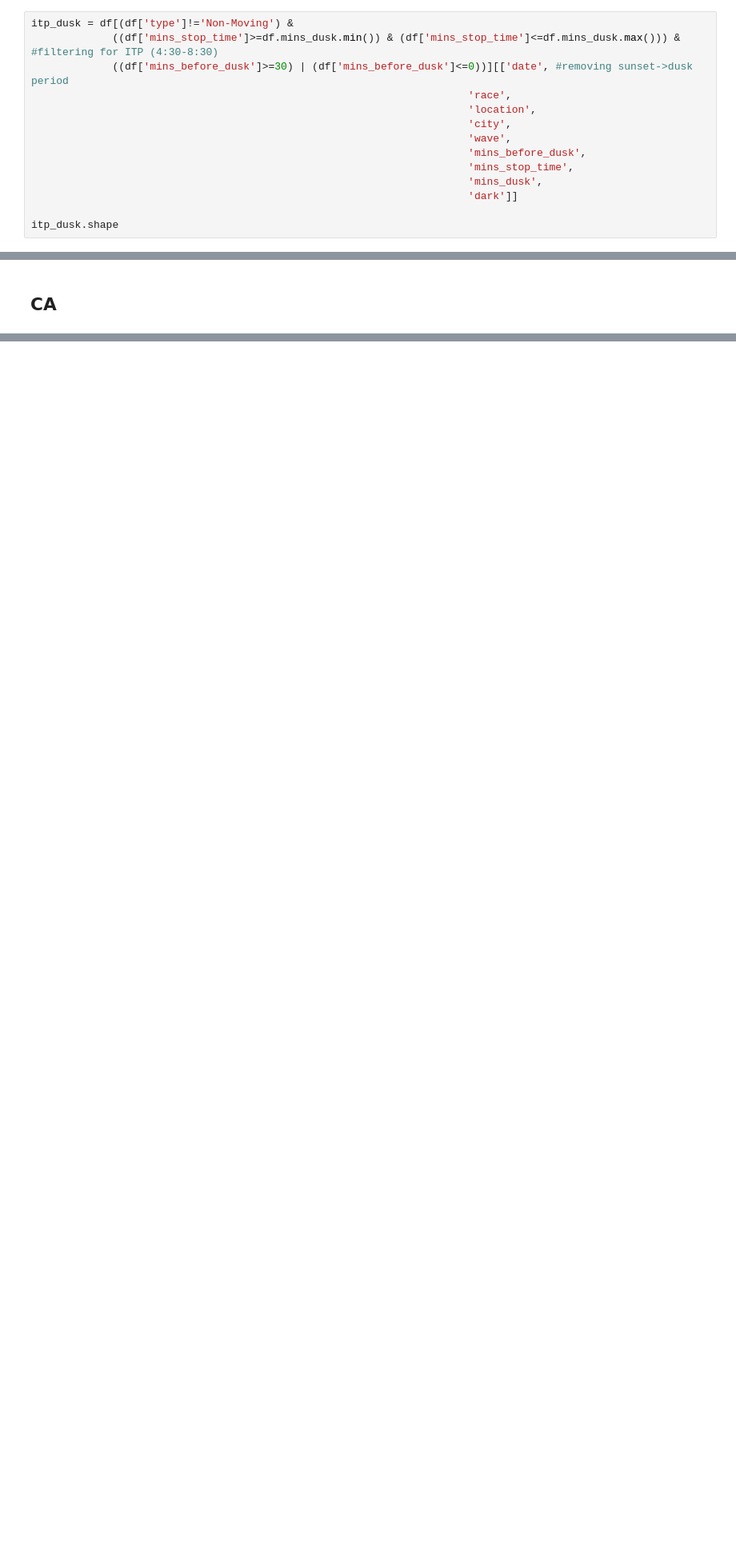
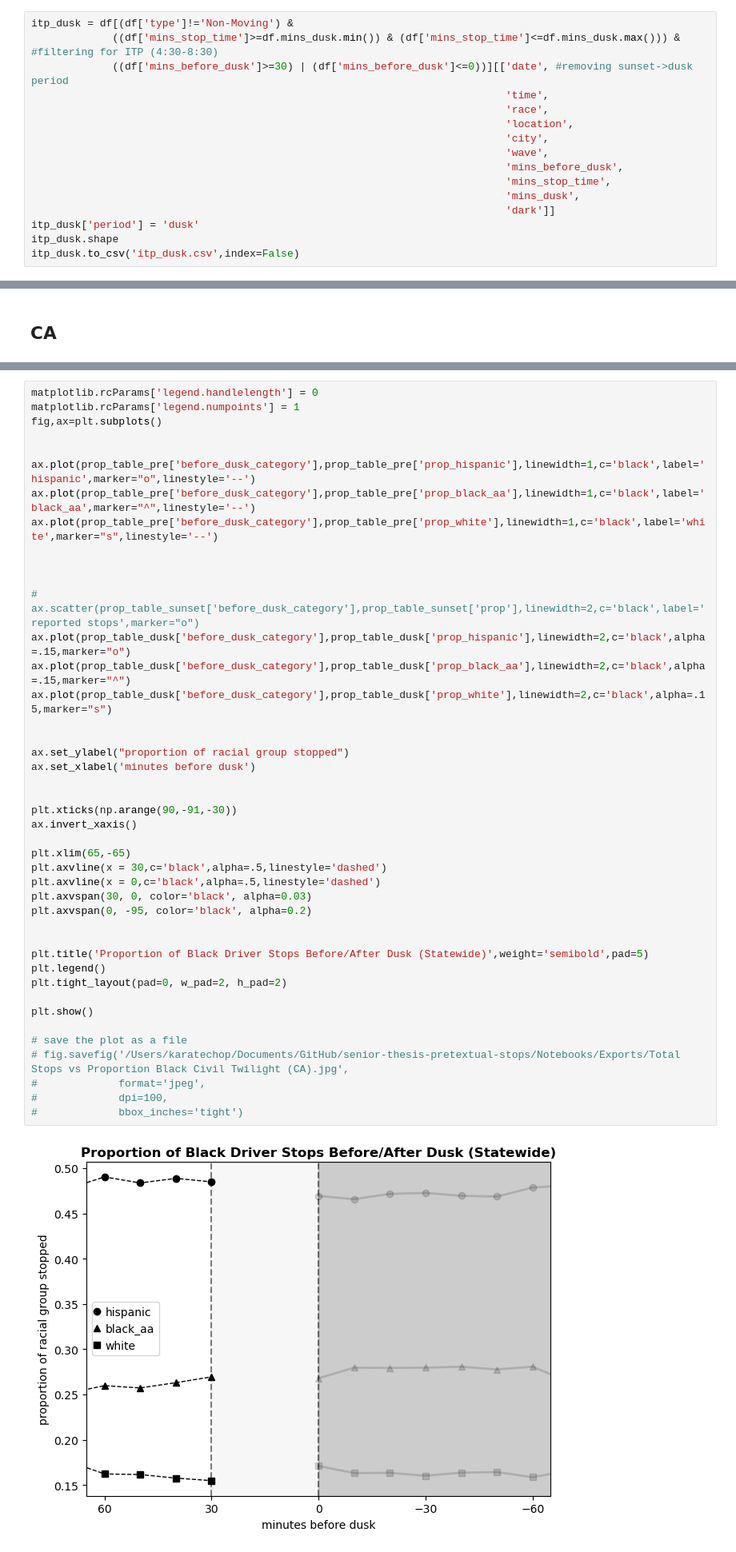
Before and after one commit to kch0p/senior-thesis-pretextual-stops, a Jupyter notebook: Notebooks/Section 2.a log and proportion.ipynb, the cells around one changed output, grey strips where cells are left out. Shown: that part at 80% size. Drawn from its saved outputs; the diff is of its cells as text; blank space fills up the shorter version.

```diff
--- a/Notebooks/Section 2.a log and proportion.ipynb
+++ b/Notebooks/Section 2.a log and proportion.ipynb
@@ -46,13 +47,15 @@ itp_dawn.shape
 itp_dusk = df[(df['type']!='Non-Moving') &
              ((df['mins_stop_time']>=df.mins_dusk.min()) & (df['mins_stop_time']<=df.mins_dusk.max())) & #filtering for ITP (4:30-8:30)
              ((df['mins_before_dusk']>=30) | (df['mins_before_dusk']<=0))][['date', #removing sunset->dusk period
-                                                                      'race',
-                                                                      'location',
-                                                                      'city',
-                                                                      'wave',
-                                                                      'mins_before_dusk',
-                                                                      'mins_stop_time',
-                                                                      'mins_dusk',
-                                                                      'dark']]
-
+                                                                            'time',
+                                                                            'race',
+                                                                            'location',
+                                                                            'city',
+                                                                            'wave',
+                                                                            'mins_before_dusk',
+                                                                            'mins_stop_time',
+                                                                            'mins_dusk',
+                                                                            'dark']]
+itp_dusk['period'] = 'dusk'
 itp_dusk.shape
+itp_dusk.to_csv('itp_dusk.csv',index=False)
@@ -586,0 +374,45 @@ light:0.2568697084678018
+# %%
+matplotlib.rcParams['legend.handlelength'] = 0
+matplotlib.rcParams['legend.numpoints'] = 1
+fig,ax=plt.subplots()
+
+
+ax.plot(prop_table_pre['before_dusk_category'],prop_table_pre['prop_hispanic'],linewidth=1,c='black',label='hispanic',marker="o",linestyle='--')
+ax.plot(prop_table_pre['before_dusk_category'],prop_table_pre['prop_black_aa'],linewidth=1,c='black',label='black_aa',marker="^",linestyle='--')
+ax.plot(prop_table_pre['before_dusk_category'],prop_table_pre['prop_white'],linewidth=1,c='black',label='white',marker="s",linestyle='--')
+
+
+
+# ax.scatter(prop_table_sunset['before_dusk_category'],prop_table_sunset['prop'],linewidth=2,c='black',label='reported stops',marker="o")
+ax.plot(prop_table_dusk['before_dusk_category'],prop_table_dusk['prop_hispanic'],linewidth=2,c='black',alpha=.15,marker="o")
+ax.plot(prop_table_dusk['before_dusk_category'],prop_table_dusk['prop_black_aa'],linewidth=2,c='black',alpha=.15,marker="^")
+ax.plot(prop_table_dusk['before_dusk_category'],prop_table_dusk['prop_white'],linewidth=2,c='black',alpha=.15,marker="s")
+
+
+ax.set_ylabel("proportion of racial group stopped")
+ax.set_xlabel('minutes before dusk')
+
+
+plt.xticks(np.arange(90,-91,-30))
+ax.invert_xaxis()
+
+plt.xlim(65,-65)
+plt.axvline(x = 30,c='black',alpha=.5,linestyle='dashed')
+plt.axvline(x = 0,c='black',alpha=.5,linestyle='dashed')
+plt.axvspan(30, 0, color='black', alpha=0.03)
+plt.axvspan(0, -95, color='black', alpha=0.2)
+
+
+plt.title('Proportion of Black Driver Stops Before/After Dusk (Statewide)',weight='semibold',pad=5)
+plt.legend()
+plt.tight_layout(pad=0, w_pad=2, h_pad=2)
+
+plt.show()
+
+# save the plot as a file
+# fig.savefig('/Users/karatechop/Documents/GitHub/senior-thesis-pretextual-stops/Notebooks/Exports/Total Stops vs Proportion Black Civil Twilight (CA).jpg',
+#             format='jpeg',
+#             dpi=100,
+#             bbox_inches='tight')
+# %% [output]
+[figure, added]
```
Also changed, not shown: parts of 25 cells of this notebook, 3 other files.
